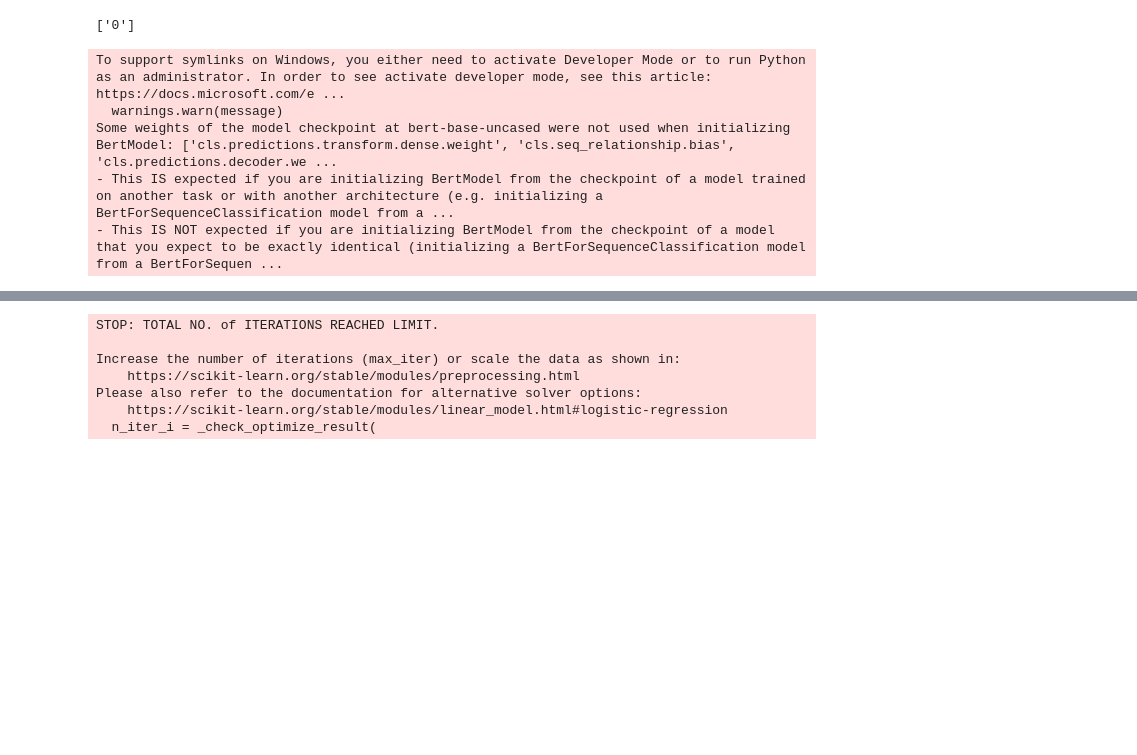
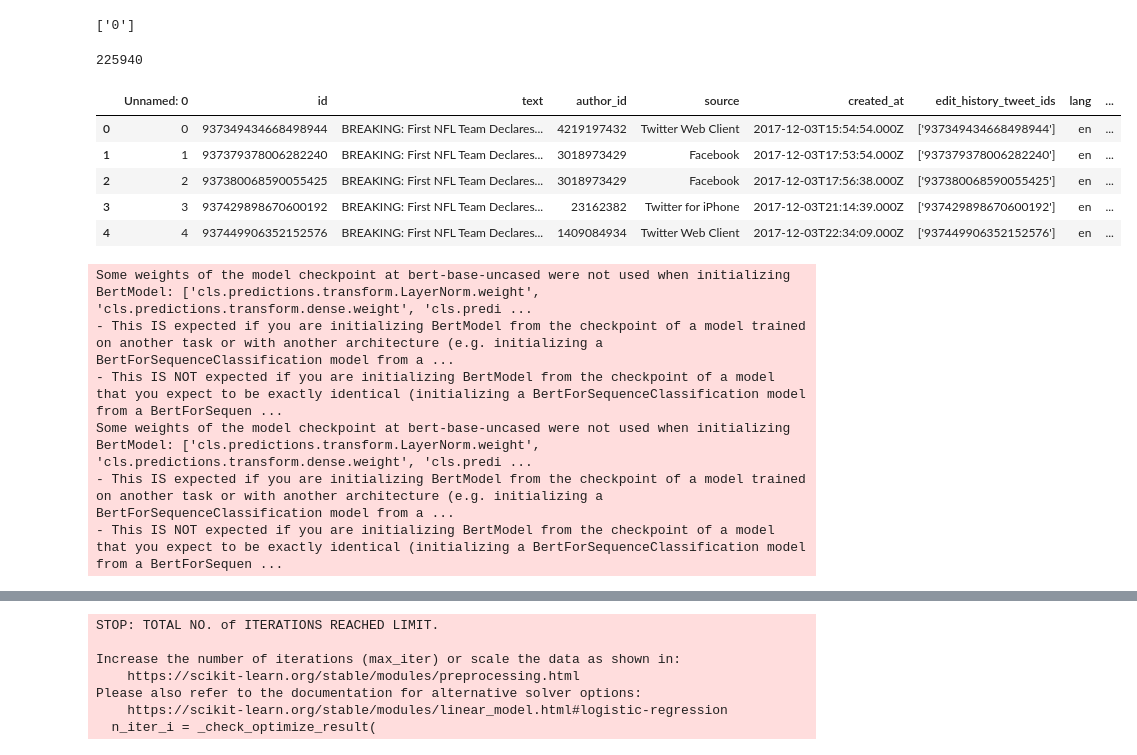
Before and after one commit to xid-er/Fake-News-Detection, a Jupyter notebook: src/ML-Twitter.ipynb, the cells around one changed output, grey strips where cells are left out. Drawn from its saved outputs; the diff is of its cells as text; code cells hidden in the pictures; blank space fills up the shorter version.

```diff
--- a/src/ML-Twitter.ipynb
+++ b/src/ML-Twitter.ipynb
@@ -247,18 +235,41 @@ predicted_label = lr_model_tfidf.predict(input_features)
 print(predicted_label)
 # %% [output]
 ['0']
+# %%
+# New dataset (FakeNewsNet)
+fake_df = pd.read_csv("data/FakeNewsNet/fake.csv")
+fake_df['true'] = False
+real_df = pd.read_csv("data/FakeNewsNet/real.csv")
+real_df['true'] = True
+
+df = pd.concat([fake_df, real_df])
+print(len(df))
+df.head()
+# %% [output]
+225940
+|  | Unnamed: 0 | id | text | author_id | source | created_at | edit_history_tweet_ids | lang | ... |
+| 0 | 0 | 937349434668498944 | BREAKING: First NFL Team Declares... | 4219197432 | Twitter Web Client | 2017-12-03T15:54:54.000Z | ['937349434668498944'] | en | ... |
+| 1 | 1 | 937379378006282240 | BREAKING: First NFL Team Declares... | 3018973429 | Facebook | 2017-12-03T17:53:54.000Z | ['937379378006282240'] | en | ... |
+| 2 | 2 | 937380068590055425 | BREAKING: First NFL Team Declares... | 3018973429 | Facebook | 2017-12-03T17:56:38.000Z | ['937380068590055425'] | en | ... |
+| 3 | 3 | 937429898670600192 | BREAKING: First NFL Team Declares... | 23162382 | Twitter for iPhone | 2017-12-03T21:14:39.000Z | ['937429898670600192'] | en | ... |
+| 4 | 4 | 937449906352152576 | BREAKING: First NFL Team Declares... | 1409084934 | Twitter Web Client | 2017-12-03T22:34:09.000Z | ['937449906352152576'] | en | ... |
 # %%
 # BERT
 # %%
+# https://colab.research.google.com/github/jalammar/jalammar.github.io/blob/master/notebooks/bert/A_Visual_Notebook_to_Using_BERT_for_the_First_Time.ipynb#scrollTo=URn-DWJt5xhP
+bert = AutoModel.from_pretrained('bert-base-uncased')
+tokenizer = BertTokenizerFast.from_pretrained('bert-base-uncased')
+
 import transformers as ppb
 model_class, tokenizer_class, bert_model_name = (ppb.BertModel, ppb.BertTokenizer, 'bert-base-uncased')
 
 tokenizer = tokenizer_class.from_pretrained(bert_model_name)
 model = model_class.from_pretrained(bert_model_name)
 # %% [output]
-To support symlinks on Windows, you either need to activate Developer Mode or to run Python as an administrator. In order to see activate developer mode, see this article: https://docs.microsoft.com/e ...
-  warnings.warn(message)
-Some weights of the model checkpoint at bert-base-uncased were not used when initializing BertModel: ['cls.predictions.transform.dense.weight', 'cls.seq_relationship.bias', 'cls.predictions.decoder.we ...
+Some weights of the model checkpoint at bert-base-uncased were not used when initializing BertModel: ['cls.predictions.transform.LayerNorm.weight', 'cls.predictions.transform.dense.weight', 'cls.predi ...
 - This IS expected if you are initializing BertModel from the checkpoint of a model trained on another task or with another architecture (e.g. initializing a BertForSequenceClassification model from a ...
 - This IS NOT expected if you are initializing BertModel from the checkpoint of a model that you expect to be exactly identical (initializing a BertForSequenceClassification model from a BertForSequen ...
+Some weights of the model checkpoint at bert-base-uncased were not used when initializing BertModel: ['cls.predictions.transform.LayerNorm.weight', 'cls.predictions.transform.dense.weight', 'cls.predi ...
+- This IS expected if you are initializing BertModel from the checkpoint of a model trained on another task or with another architecture (e.g. initializing a BertForSequenceClassification model from a ...
+- This IS NOT expected if you are initializing BertModel from the checkpoint of a model that you expect to be exactly identical (initializing a BertForSequenceClassification model from a BertForSequen ...
 # %%
```
Also changed, not shown: parts of 14 cells of this notebook, 1 other file.
